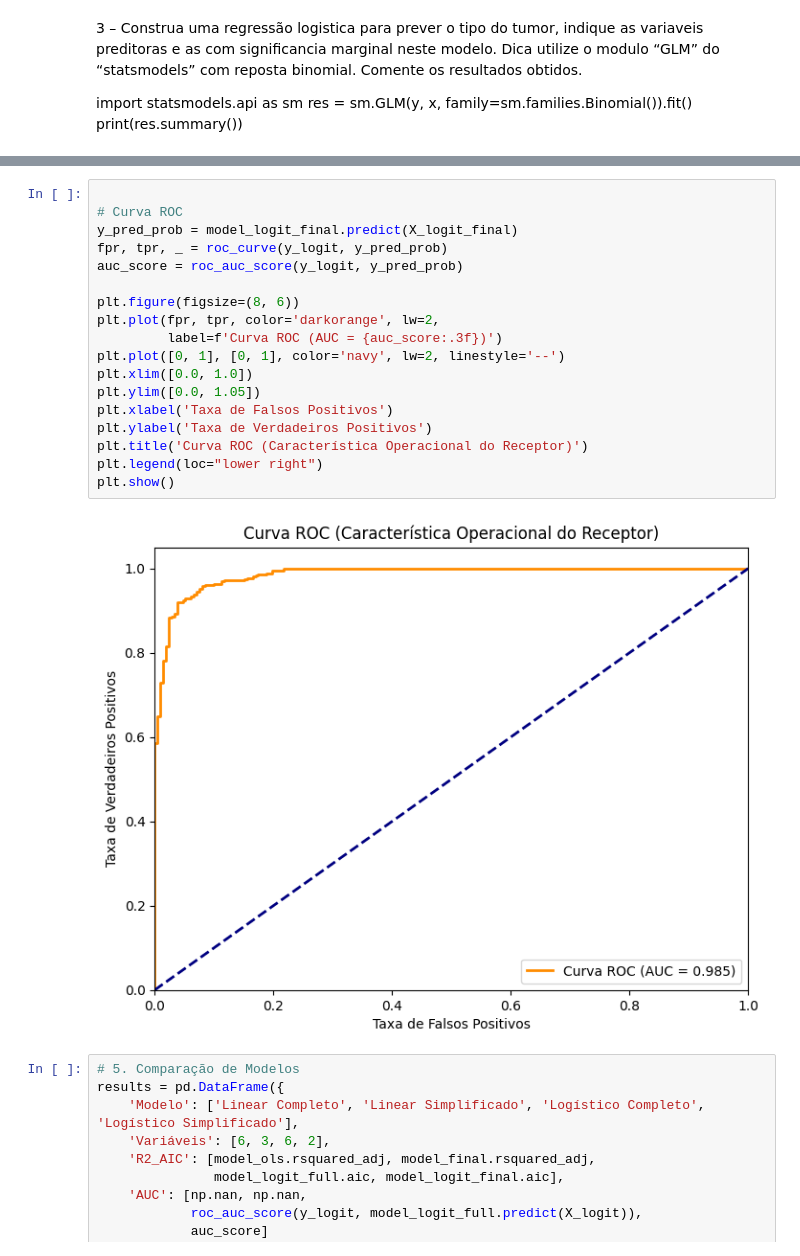
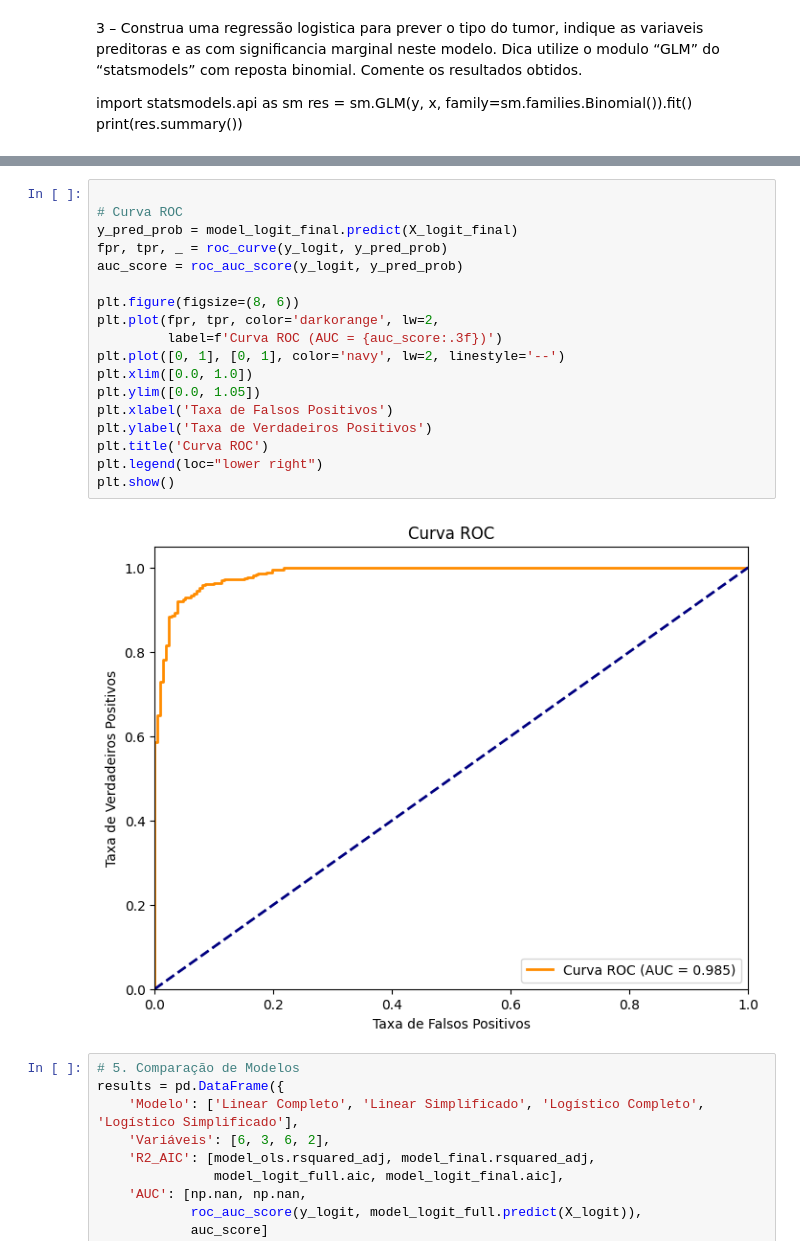
Before and after one commit to marcellofilgueiras/art_test, a Jupyter notebook: data_modelling.ipynb, the cells around one changed output, grey strips where cells are left out. Saved outputs shown, nothing was run; the diff lists cells and outputs as text.

```diff
--- a/data_modelling.ipynb
+++ b/data_modelling.ipynb
@@ -402,23 +422,23 @@ plt.show()
 # %%
 
 # Curva ROC
 y_pred_prob = model_logit_final.predict(X_logit_final)
 fpr, tpr, _ = roc_curve(y_logit, y_pred_prob)
 auc_score = roc_auc_score(y_logit, y_pred_prob)
 
 plt.figure(figsize=(8, 6))
 plt.plot(fpr, tpr, color='darkorange', lw=2,
          label=f'Curva ROC (AUC = {auc_score:.3f})')
 plt.plot([0, 1], [0, 1], color='navy', lw=2, linestyle='--')
 plt.xlim([0.0, 1.0])
 plt.ylim([0.0, 1.05])
 plt.xlabel('Taxa de Falsos Positivos')
 plt.ylabel('Taxa de Verdadeiros Positivos')
-plt.title('Curva ROC (Característica Operacional do Receptor)')
+plt.title('Curva ROC')
 plt.legend(loc="lower right")
 plt.show()
 # %% [output]
-[figure, old version]
+[figure, new version]
 # %%
 # 5. Comparação de Modelos
 results = pd.DataFrame({
```
Also changed, not shown: parts of 18 cells of this notebook, 4 other files.
